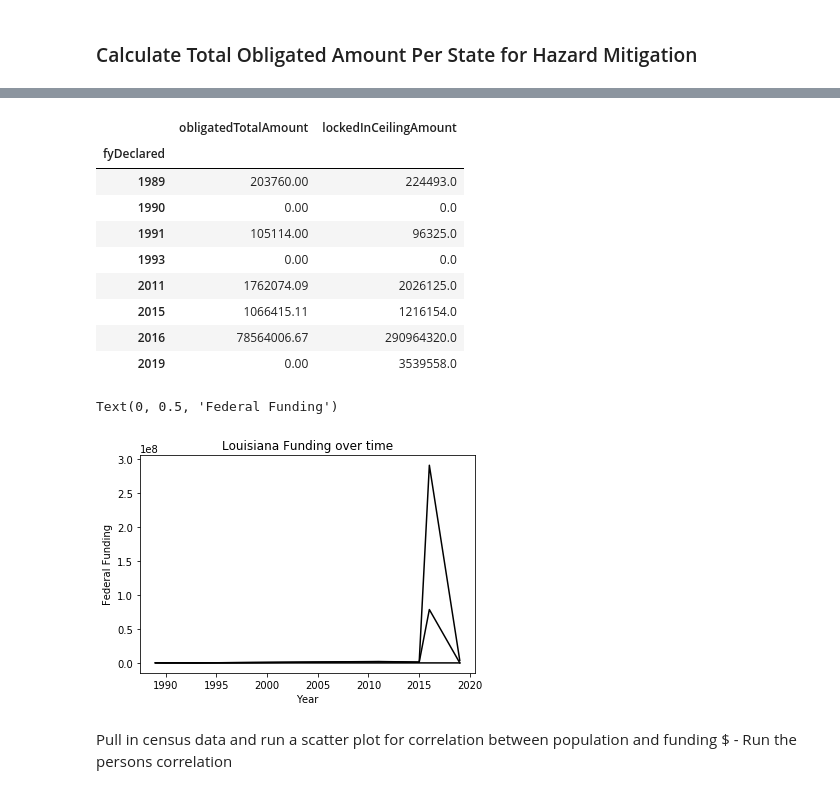
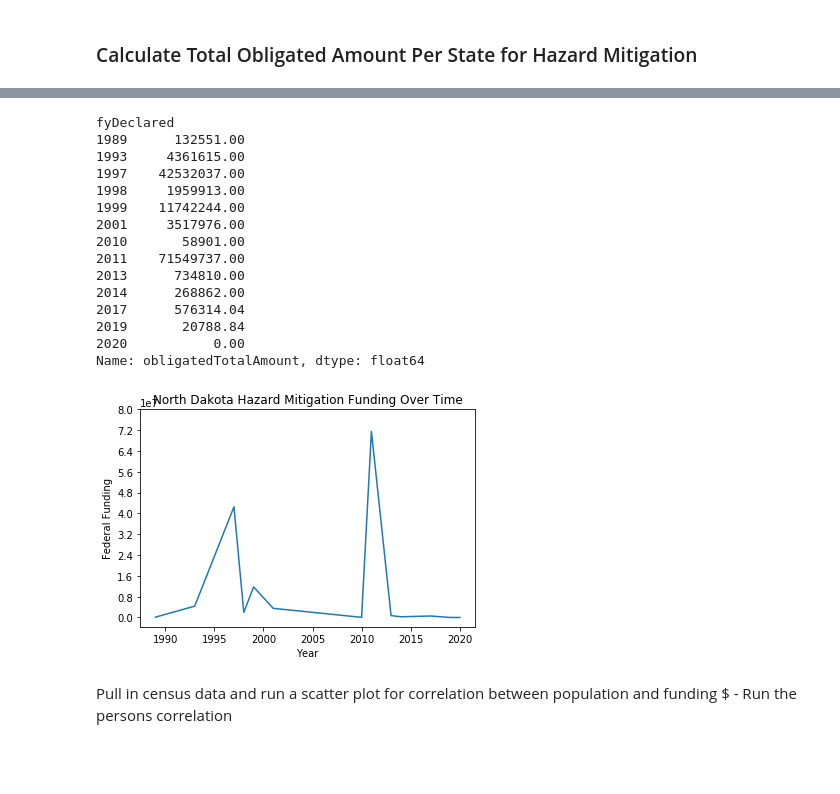
Before and after one commit to anPerger/project-1, a Jupyter notebook: Cleaning Data Flood.ipynb, the cells around one changed output, grey strips where cells are left out. Drawn from its saved outputs; the diff is of its cells as text; code cells hidden in the pictures; blank space fills up the shorter version.

```diff
--- a/Cleaning Data Flood.ipynb
+++ b/Cleaning Data Flood.ipynb
@@ -216,28 +374,36 @@ plt.show()
 # %%
-#Isolate LA's funding
-la = flood_state_funding['state']=='LA'
-la_year_funding = flood_state_funding[la]
-la_year_funding = la_year_funding.groupby('fyDeclared').sum()
-la_year_funding[['obligatedTotalAmount','lockedInCeilingAmount']]
+#Isolate ND's funding
+nd = flood_state_funding['state']=='ND'
+nd_year_funding = flood_state_funding[nd]
+nd_year_funding = nd_year_funding.groupby('fyDeclared').sum()
+new_nd_year_funding = nd_year_funding['obligatedTotalAmount']
+new_nd_year_funding
 # %% [output]
-|  | obligatedTotalAmount | lockedInCeilingAmount |
-| fyDeclared |  |  |
-| 1989 | 203760.00 | 224493.0 |
-| 1990 | 0.00 | 0.0 |
-| 1991 | 105114.00 | 96325.0 |
-| 1993 | 0.00 | 0.0 |
-| 2011 | 1762074.09 | 2026125.0 |
-| 2015 | 1066415.11 | 1216154.0 |
-| 2016 | 78564006.67 | 290964320.0 |
-| 2019 | 0.00 | 3539558.0 |
+fyDeclared
+1989      132551.00
+1993     4361615.00
+1997    42532037.00
+1998     1959913.00
+1999    11742244.00
+2001     3517976.00
+2010       58901.00
+2011    71549737.00
+2013      734810.00
+2014      268862.00
+2017      576314.04
+2019       20788.84
+2020           0.00
+Name: obligatedTotalAmount, dtype: float64
 # %%
-#plot LA's funding through the years
-la_funding_time = plt.plot(la_year_funding, color="black", label="Louisiana Funding over time")
-plt.title("Louisiana Funding over time")
+#plot nd's funding through the years
+nd_funding_time = new_nd_year_funding.plot.line()
+plt.yticks(np.arange(0.305600e+04,.846353e+08,8e+6))
+# (nd_year_funding, color="black", label="Federal Funding")
+plt.title("North Dakota Hazard Mitigation Funding Over Time")
 plt.xlabel("Year")
 plt.ylabel("Federal Funding")
+plt.savefig('nd_flood_funding.png')
 # %% [output]
-Text(0, 0.5, 'Federal Funding')
-[figure, old version]
+[figure, new version]
 # %% [markdown]
 Pull in census data and run a scatter plot for correlation between population and funding $ - Run the persons correlation
```
Also changed, not shown: parts of 20 cells of this notebook, 5 other files.
